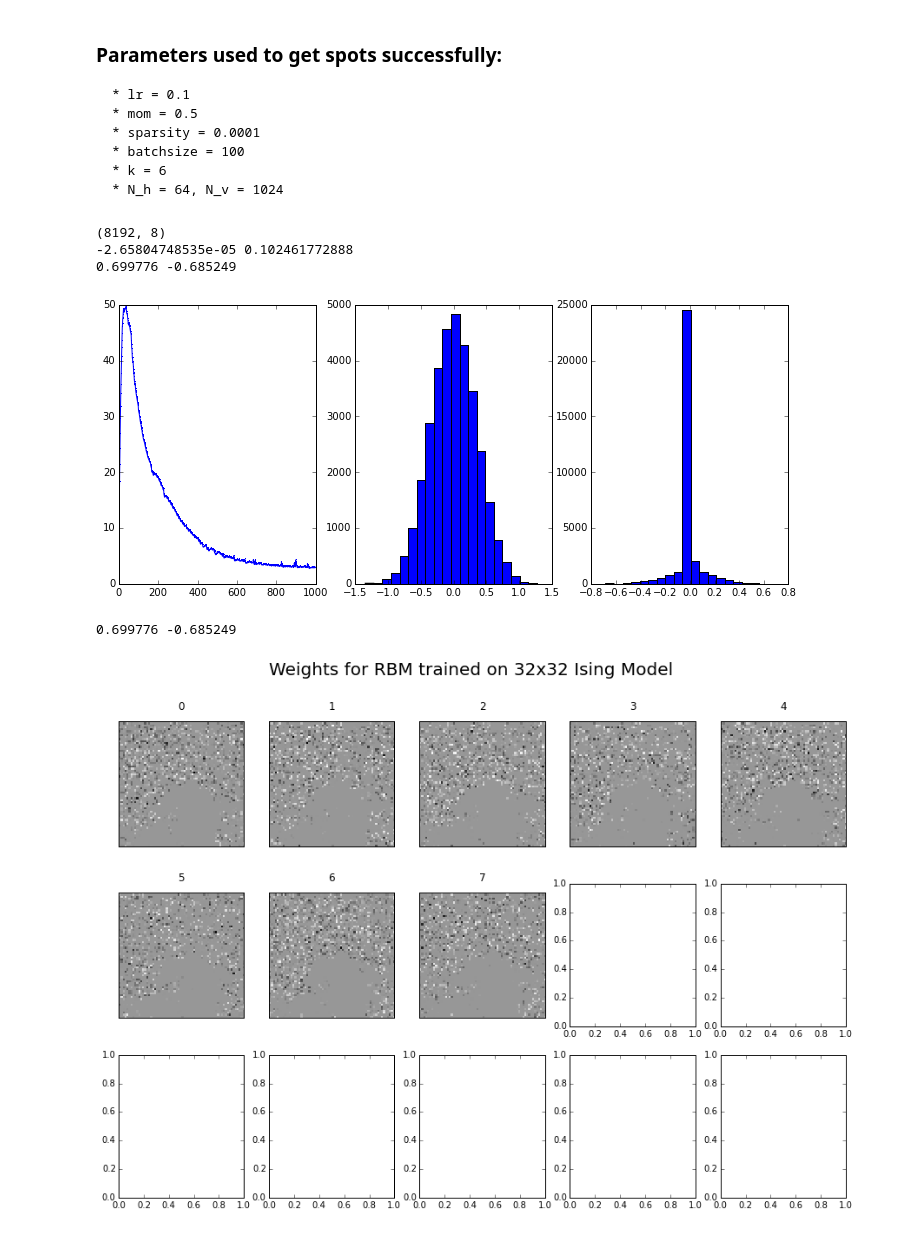
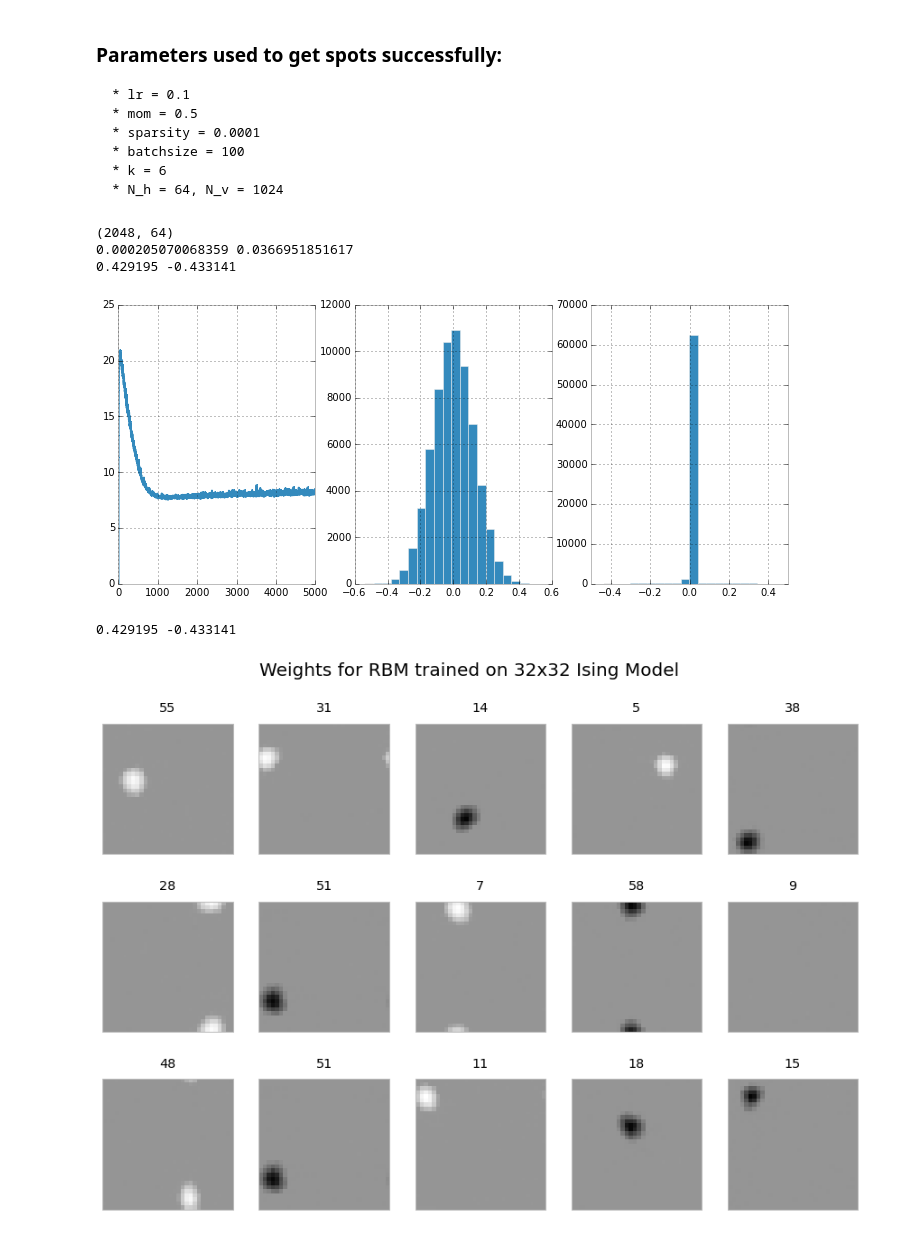
Before and after one commit to colinclement/cudaRBM, a Jupyter notebook: code/src/pycuRBM.ipynb, the cells around one changed output. Cells and saved outputs as stored; diff of their text form; code cells hidden in the pictures.

```diff
--- a/code/src/pycuRBM.ipynb
+++ b/code/src/pycuRBM.ipynb
@@ -135,7 +116,7 @@ array([  5.00000001e-06,   1.00000000e-05,  -7.00000000e-06,
     * k = 6
     * N_h = 64, N_v = 1024
 # %%
-N = 4096
+N = 1024
 L = int(np.sqrt(N))
 fig, axs = plt.subplots(1,3, figsize=(12,5))
 L1dW = np.loadtxt("Convergence.dat");
@@ -149,24 +130,24 @@ axs[2].hist(W.flat, bins=20)
 print W.mean(), W.std()
 print W.max(), W.min()
 # %% [output]
-(8192, 8)
--2.65804748535e-05 0.102461772888
-0.699776 -0.685249
+(2048, 64)
+0.000205070068359 0.0366951851617
+0.429195 -0.433141
-[figure, old version]
+[figure, new version]
 # %%
 fig, axs = plt.subplots(3,5, figsize=(15,10))
 selection = np.random.randint(0,high=W.shape[1], size=3*5)
-ordering = np.argsort(np.abs(W).mean(0))
-selection = range(W.shape[1])#ordering[-8:]
+#ordering = np.argsort(np.abs(W).mean(0))
+#selection = range(W.shape[1])#ordering[-8:]
 mx, mn = W.max(), W.min()
 print mx, mn
 for ax, s in zip(axs.flat, selection):
     ax.matshow((W[:,s]).reshape(L,L), cmap="Greys", vmin=mn, vmax=mx)
     ax.set_title(str(s))
     ax.set_xticks([])
     ax.set_yticks([])
     plt.suptitle('Weights for RBM trained on 32x32 Ising Model', fontsize=20)
 #plt.colorbar()
 # %% [output]
-0.699776 -0.685249
+0.429195 -0.433141
-[figure, old version]
+[figure, new version]
```
Also changed, not shown: parts of 7 cells of this notebook, 1 other file.
